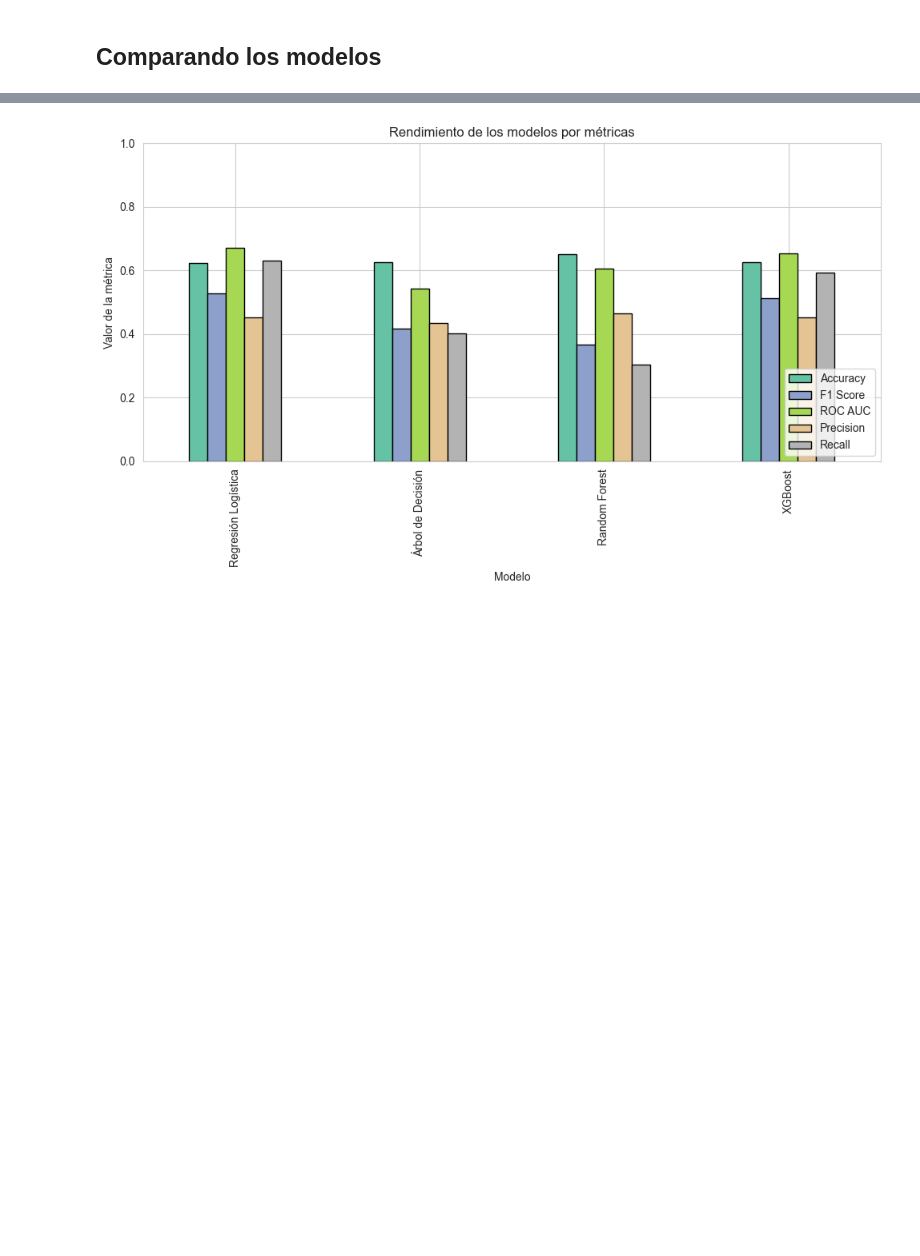
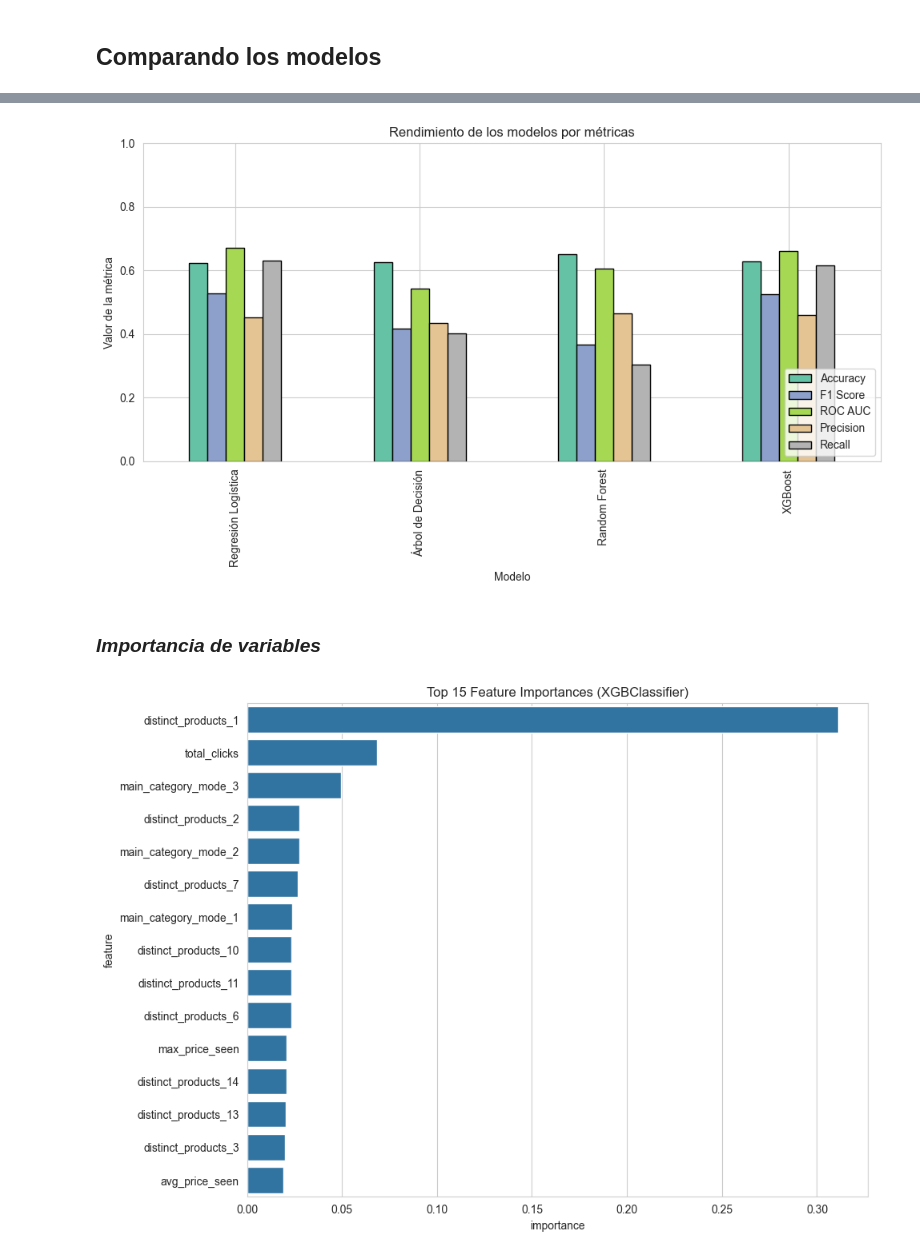
Before and after one commit to DiegoMiranda19/Practica_Modelos_Clasificacion, a Jupyter notebook: Cuadernos/Ejercicio_practica_Clase2.ipynb, the cells around one changed output, grey strips where cells are left out. Saved outputs shown, nothing was run; the diff lists cells and outputs as text; code cells hidden in the pictures; blank space fills up the shorter version.

```diff
--- a/Cuadernos/Ejercicio_practica_Clase2.ipynb
+++ b/Cuadernos/Ejercicio_practica_Clase2.ipynb
@@ -309,6 +312,8 @@ xgb_pipeline = Pipeline(steps=[
     ('preprocessor', preprocessor),
     ('model', XGBClassifier(
         random_state=42,
+        max_depth=5, #Maxima profundidad del árbol
+        min_sample_split=30, #Minimo número de muestras para dividir un nodo
         use_label_encoder=False,
         eval_metric='logloss',
         n_jobs=-1,
@@ -386,4 +391,51 @@ plt.ylim(0, 1)
 plt.tight_layout()
 plt.show()
 # %% [output]
-[figure, old version]
+[figure, new version]
+# %% [markdown]
+### *Importancia de variables*
+# %%
+def plot_feature_importance(pipeline, top_n=15):
+    try:
+        # Extraer el modelo y el preprocesador del pipeline
+        model = pipeline.named_steps['model']
+        preprocessor = pipeline.named_steps['preprocessor']
+
+        # Obtener los nombres de las features después del OneHotEncoding
+        # 'cat' es el nombre que le dimos al transformador categórico
+        ohe_features = preprocessor.named_transformers_['cat']\
+                                   .named_steps['onehot']\
+                                   .get_feature_names_out(categorical_features)
+
+        # Combinar con los nombres de las features numéricas
+        # 'num' es el nombre del transformador numérico
+        feature_names = np.concatenate([numeric_features, ohe_features])
+
+        # Obtener la importancia
+        if hasattr(model, 'feature_importances_'):
+            importances = model.feature_importances_
+            model_name = model.__class__.__name__
+        else:
+            print("Este modelo no tiene 'feature_importances_'.")
+            return
+
+        # Crear un DataFrame de importancia
+        importance_df = pd.DataFrame({
+            'feature': feature_names,
+            'importance': importances
+        }).sort_values(by='importance', ascending=False)
+
+        # Graficar
+        plt.figure(figsize=(10, 8))
+        sns.barplot(data=importance_df.head(top_n), x='importance', y='feature')
+        plt.title(f'Top {top_n} Feature Importances ({model_name})')
+        plt.show()
+
+    except Exception as e:
+        print(f"Error al obtener feature importance: {e}")
+        print("Es posible que el pipeline no esté entrenado o la estructura no coincida.")
+
+# Graficar importancia para XGBoost
+plot_feature_importance(xgb_pipeline)
+# %% [output]
+[figure, added]
```
Also changed, not shown: parts of 12 cells of this notebook, 3 other files.
